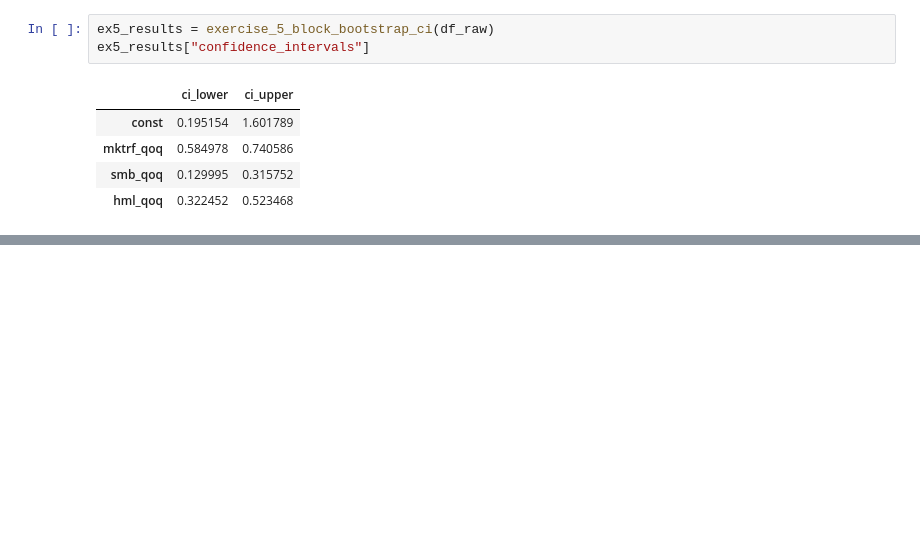
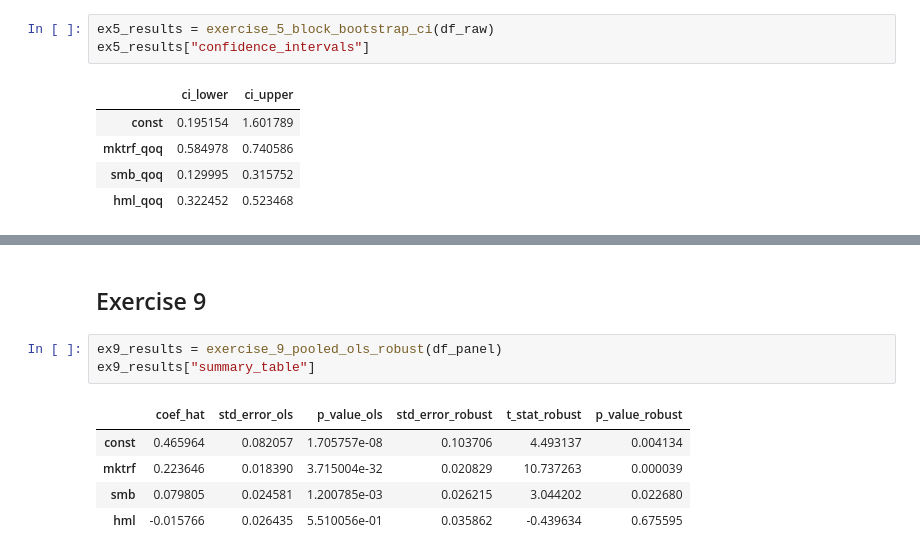
Before and after one commit to cyrilgabriele/FinancialEconometrics, a Jupyter notebook: homeworks/homework05/homework05.ipynb, the cells around one changed output, grey strips where cells are left out. Saved outputs shown, nothing was run; the diff lists cells and outputs as text; blank space fills up the shorter version.

```diff
--- a/homeworks/homework05/homework05.ipynb
+++ b/homeworks/homework05/homework05.ipynb
@@ -135,0 +220,11 @@ ex5_results["confidence_intervals"]
+# %% [markdown]
+## Exercise 9
+# %%
+ex9_results = exercise_9_pooled_ols_robust(df_panel)
+ex9_results["summary_table"]
+# %% [output]
+|  | coef_hat | std_error_ols | p_value_ols | std_error_robust | t_stat_robust | p_value_robust |
+| const | 0.465964 | 0.082057 | 1.705757e-08 | 0.103706 | 4.493137 | 0.004134 |
+| mktrf | 0.223646 | 0.018390 | 3.715004e-32 | 0.020829 | 10.737263 | 0.000039 |
+| smb | 0.079805 | 0.024581 | 1.200785e-03 | 0.026215 | 3.044202 | 0.022680 |
+| hml | -0.015766 | 0.026435 | 5.510056e-01 | 0.035862 | -0.439634 | 0.675595 |
```
Also changed, not shown: parts of 18 cells of this notebook, 1 other file.
